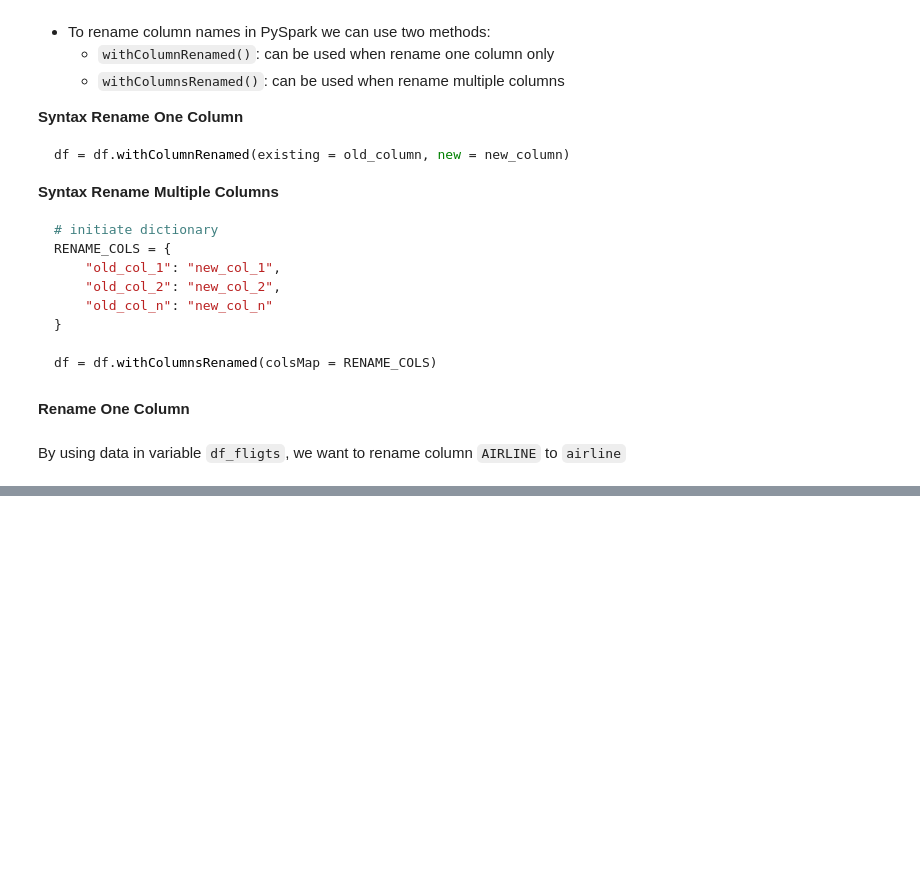
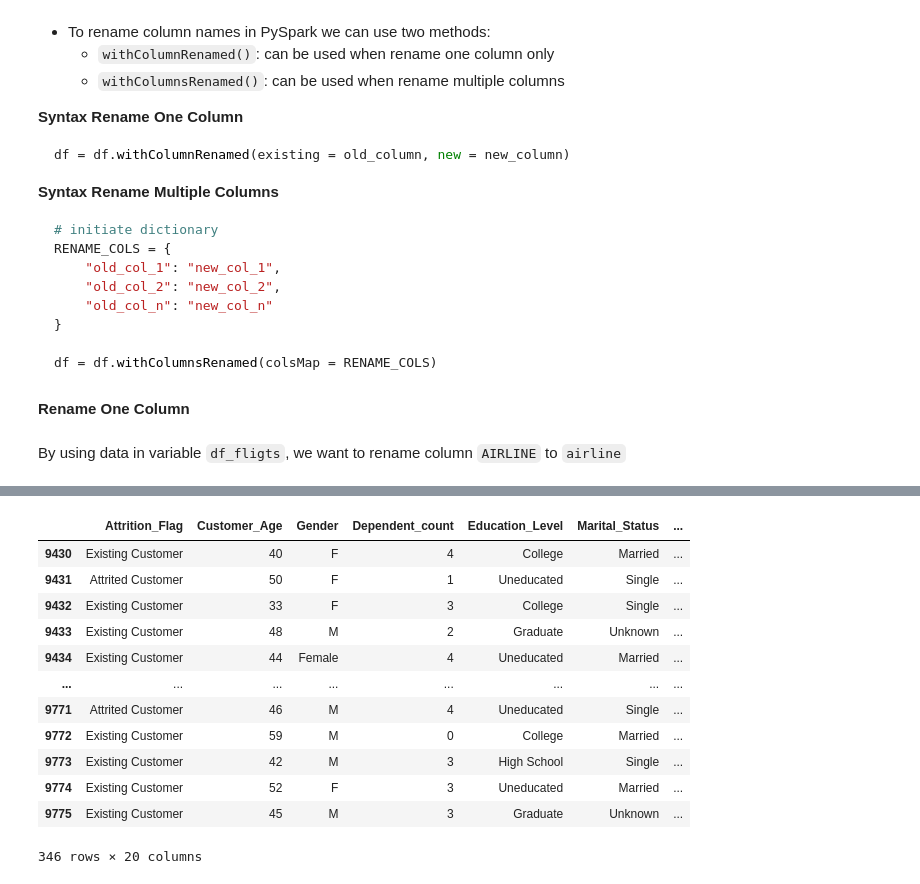
Before and after one commit to rochiekop/fundamental-pyspark, a Jupyter notebook: notebook/learn_pyspark.ipynb, the cells around one changed output, grey strips where cells are left out. Drawn from its saved outputs; the diff is of its cells as text; code cells hidden in the pictures; blank space fills up the shorter version.

```diff
--- a/notebook/learn_pyspark.ipynb
+++ b/notebook/learn_pyspark.ipynb
@@ -628,0 +768,17 @@ df_flights.withColumnRenamed(existing = "Dependent_count", new = "Dependent_Coun
+# %%
+val = df_churners.iloc[9430:9776]
+val
+# %% [output]
+|  | Attrition_Flag | Customer_Age | Gender | Dependent_count | Education_Level | Marital_Status | ... |
+| 9430 | Existing Customer | 40 | F | 4 | College | Married | ... |
+| 9431 | Attrited Customer | 50 | F | 1 | Uneducated | Single | ... |
+| 9432 | Existing Customer | 33 | F | 3 | College | Single | ... |
+| 9433 | Existing Customer | 48 | M | 2 | Graduate | Unknown | ... |
+| 9434 | Existing Customer | 44 | Female | 4 | Uneducated | Married | ... |
+| ... | ... | ... | ... | ... | ... | ... | ... |
+| 9771 | Attrited Customer | 46 | M | 4 | Uneducated | Single | ... |
+| 9772 | Existing Customer | 59 | M | 0 | College | Married | ... |
+| 9773 | Existing Customer | 42 | M | 3 | High School | Single | ... |
+| 9774 | Existing Customer | 52 | F | 3 | Uneducated | Married | ... |
+| 9775 | Existing Customer | 45 | M | 3 | Graduate | Unknown | ... |
+346 rows × 20 columns
```
Also changed, not shown: parts of 67 cells of this notebook, 1 other file.
